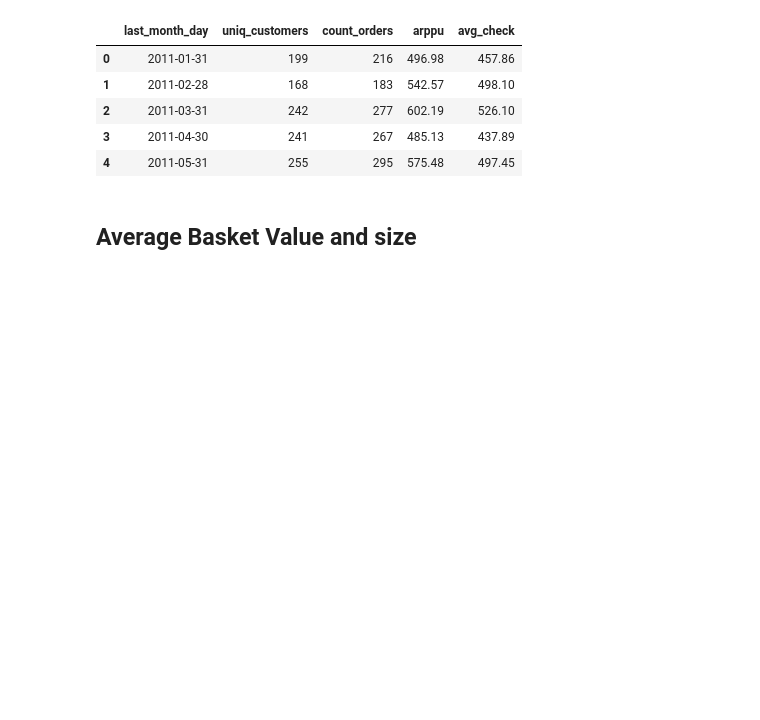
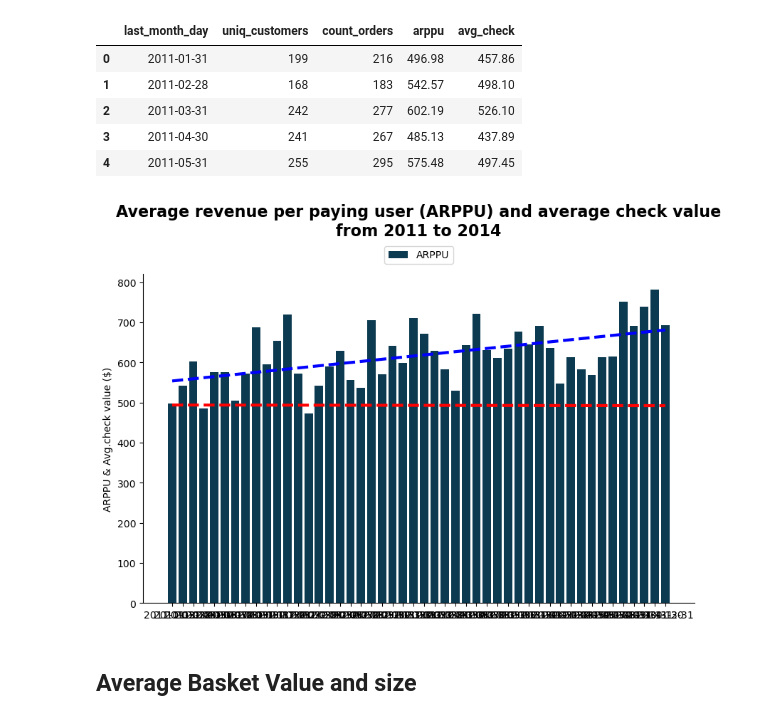
Before and after one commit to annugit1655/Global-Superstore-Project, a Jupyter notebook: notebooks/order-return-sales-analysis.ipynb, the cells around one changed output. Cells and saved outputs as stored; diff of their text form; code cells hidden in the pictures; blank space fills up the shorter version.

```diff
--- a/notebooks/order-return-sales-analysis.ipynb
+++ b/notebooks/order-return-sales-analysis.ipynb
@@ -872,7 +876,7 @@ display(grouped.head())
 ## **ARPPU and Average check value**
 # %%
 # Group by last day of month
-monthly = (
+monthly_df = (
     order_merged.groupby("last_month_day")
       .agg(
           uniq_customers=("customer_id", "nunique"),
@@ -884,12 +888,12 @@ monthly = (
 )
 
 # Step 4: Compute ARPPU and Avg Check
-monthly["arppu"] = (monthly["total_sales"] / monthly["uniq_customers"]).round(2)
-monthly["avg_check"] = (monthly["total_sales"] / monthly["count_orders"]).round(2)
+monthly_df["arppu"] = (monthly_df["total_sales"] / monthly_df["uniq_customers"]).round(2)
+monthly_df["avg_check"] = (monthly_df["total_sales"] / monthly_df["count_orders"]).round(2)
 
 # drop sales
-monthly.drop(columns=['total_sales'], inplace=True)
-display(monthly.head())
+monthly_df.drop(columns=['total_sales'], inplace=True)
+display(monthly_df.head())
 # %% [output]
 |  | last_month_day | uniq_customers | count_orders | arppu | avg_check |
 | 0 | 2011-01-31 | 199 | 216 | 496.98 | 457.86 |
@@ -905,3 +904,65 @@ arrpu_check['month_index'] = np.arange(len(arrpu_check))
+# %%
+import matplotlib.pyplot as plt
+import seaborn as sns
+import numpy as np
+import pandas as pd
+
+# Assume arppu_check is a pandas DataFrame with columns:
+# 'last_month_day' (datetime), 'arppu' (numeric), 'avg_check' (numeric)
+arppu_check = monthly_df.sort_values('last_month_day')
+# Ensure datetime type and sort
+arppu_check["last_month_day"] = pd.to_datetime(arppu_check["last_month_day"], errors='coerce')
+arppu_check = arppu_check.sort_values("last_month_day").reset_index(drop=True)
+
+# Add numeric index for regression fits
+arppu_check["month_index"] = np.arange(len(arppu_check))
+
+fig, ax1 = plt.subplots(figsize=(10, 6))
+
+# Bar plot for ARPPU
+sns.barplot(
+    data=arppu_check, x="last_month_day", y="arppu",
+    ax=ax1, color="#003f5c", label="ARPPU"
+)
+
+# Line + points for Avg. check
+# Formatting the x-axis for better readability
+#ax.set_xticklabels(arppu_check['last_month_day'].dt.strftime('%Y-%m-%d'), rotation=45, ha='right')
+
+#sns.lineplot(data=arppu_check, x="last_month_day", y="avg_check",ax=ax1, color="#ffa600", label="Avg. check", linewidth=1)
+#sns.scatterplot(data=arppu_check, x="last_month_day", y="avg_check",ax=ax1, color="#ffa600", marker="D", s=60, label=None)
+
+# Regression line for Avg. check (use numeric index)
+sns.regplot(
+    data=arppu_check, x="month_index", y="avg_check",
+    ax=ax1, scatter=False, ci=None,
+    line_kws={"linestyle":"--","color":"red","linewidth":3}
+)
+
+# Regression line for ARPPU
+sns.regplot(
+    data=arppu_check, x="month_index", y="arppu",
+    ax=ax1, scatter=False, ci=None,
+    line_kws={"linestyle":"--","color":"blue","linewidth":3}
+)
+
+# Formatting the x-axis for better readability
+ax.set_xticklabels(arppu_check['last_month_day'].dt.strftime('%Y-%m-%d'), rotation=45, ha='right')
+
+
+# Labels and title
+ax1.set_title("Average revenue per paying user (ARPPU) and average check value\nfrom 2011 to 2014", fontsize=16, fontweight='bold', y=1.10)
+ax1.set_ylabel("ARPPU & Avg.check value ($)")
+ax1.set_xlabel("")
+
+
+# Legend at top
+ax1.legend(loc="upper center", bbox_to_anchor=(0.5, 1.1), ncol=2)
+
+sns.despine()
+plt.show()
+# %% [output]
+[figure, added]
 # %% [markdown]
 ## **Average Basket Value and size**
 # %%
```
Also changed, not shown: parts of 2 cells of this notebook.
